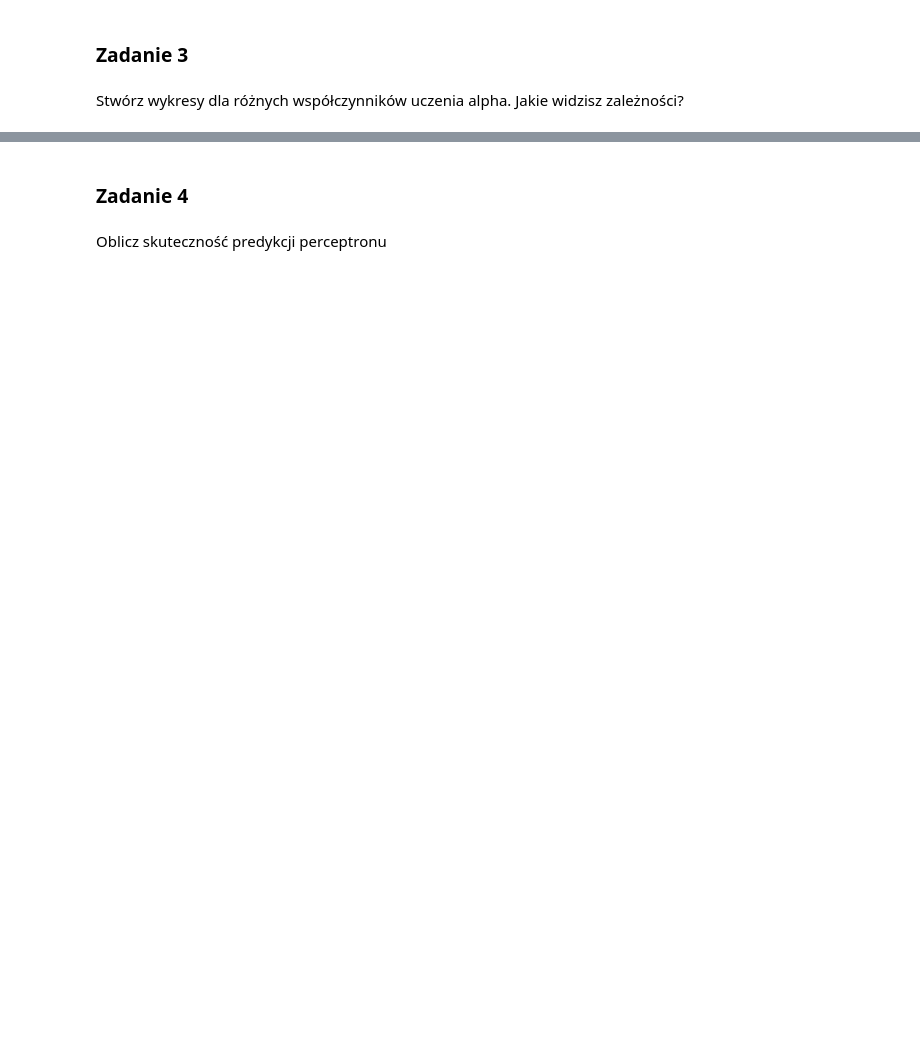
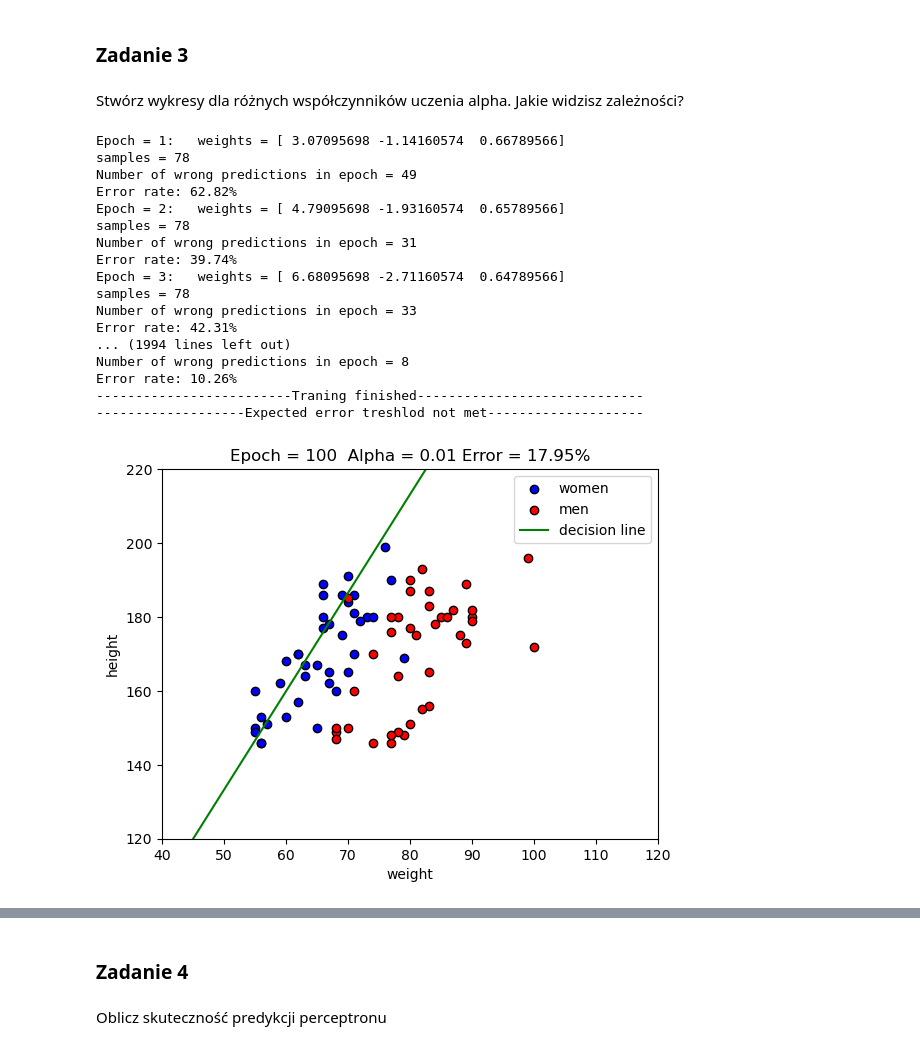
Before and after one commit to pawel00wypych/Machine-Learning-Techniques, a Jupyter notebook: Perceptron/139897_Paweł_Wypych_Perceptron_basic.ipynb, the cells around one changed output, grey strips where cells are left out. Cells and saved outputs as stored; diff of their text form; code cells hidden in the pictures; blank space fills up the shorter version.

```diff
--- a/Perceptron/139897_Paweł_Wypych_Perceptron_basic.ipynb
+++ b/Perceptron/139897_Paweł_Wypych_Perceptron_basic.ipynb
@@ -300,0 +442,51 @@ Stwórz wykresy dla różnych współczynników uczenia alpha. Jakie widzisz zal
+# %%
+alpha1 = [0.01, 0.2, 0.35, 0.5, 0.7]
+list_of_err_and_weights = []
+
+def extract_data_and_print_chart(error_and_weights_snap,alpha1):
+    err = error_and_weights_snap['error']
+    all_weights = error_and_weights_snap['weights']
+    all_epochs = error_and_weights_snap['epoch']
+    print_chart(all_weights[len(all_weights)-1], all_epochs[len(all_weights)-1],alpha1, err[len(all_weights)-1])
+
+def get_list_of_errors_and_weights(weights, expected_err, lowest_error_and_weights, error_rate, error_and_weights, alpha):
+    last_epoch, num_wrong_predictions, err, lowest_error_and_weights, error_and_weights_snap = perceptron_training(weights,
+                                                                                                expected_err,
+                                                                                                lowest_error_and_weights,
+                                                                                                error_rate,
+                                                                                                error_and_weights,
+                                                                                                alpha,
+                                                                                                num_of_epoch)
+    return error_and_weights_snap
+
+for i in range(len(alpha1)):
+    weights = np.random.uniform(-1, 1, size=num_of_traits)
+    error_rate = 100
+    expected_err = 9
+    error_and_weights = pd.DataFrame(columns=['error', 'epoch', 'weights'])
+    lowest_error_and_weights = pd.DataFrame({'error':100.0,'epoch':0,'weights':[100.0, 100.0, 100.0]})
+    lowest_error_and_weights_n = pd.DataFrame({'error':100.0,'epoch':0,'weights':[100.0, 100.0, 100.0]})
+
+    list_of_err_and_weights.append(get_list_of_errors_and_weights(weights, expected_err, lowest_error_and_weights, error_rate, error_and_weights, alpha1[i]))
+
+for i in range(len(alpha1)):
+    extract_data_and_print_chart(list_of_err_and_weights[i], alpha1[i])
+# %% [output]
+Epoch = 1:   weights = [ 3.07095698 -1.14160574  0.66789566]
+samples = 78
+Number of wrong predictions in epoch = 49
+Error rate: 62.82%
+Epoch = 2:   weights = [ 4.79095698 -1.93160574  0.65789566]
+samples = 78
+Number of wrong predictions in epoch = 31
+Error rate: 39.74%
+Epoch = 3:   weights = [ 6.68095698 -2.71160574  0.64789566]
+samples = 78
+Number of wrong predictions in epoch = 33
+Error rate: 42.31%
+... (1994 lines left out)
+Number of wrong predictions in epoch = 8
+Error rate: 10.26%
+-------------------------Traning finished-----------------------------
+-------------------Expected error treshlod not met--------------------
+[figure, added]
```
Also changed, not shown: parts of 10 cells of this notebook.
